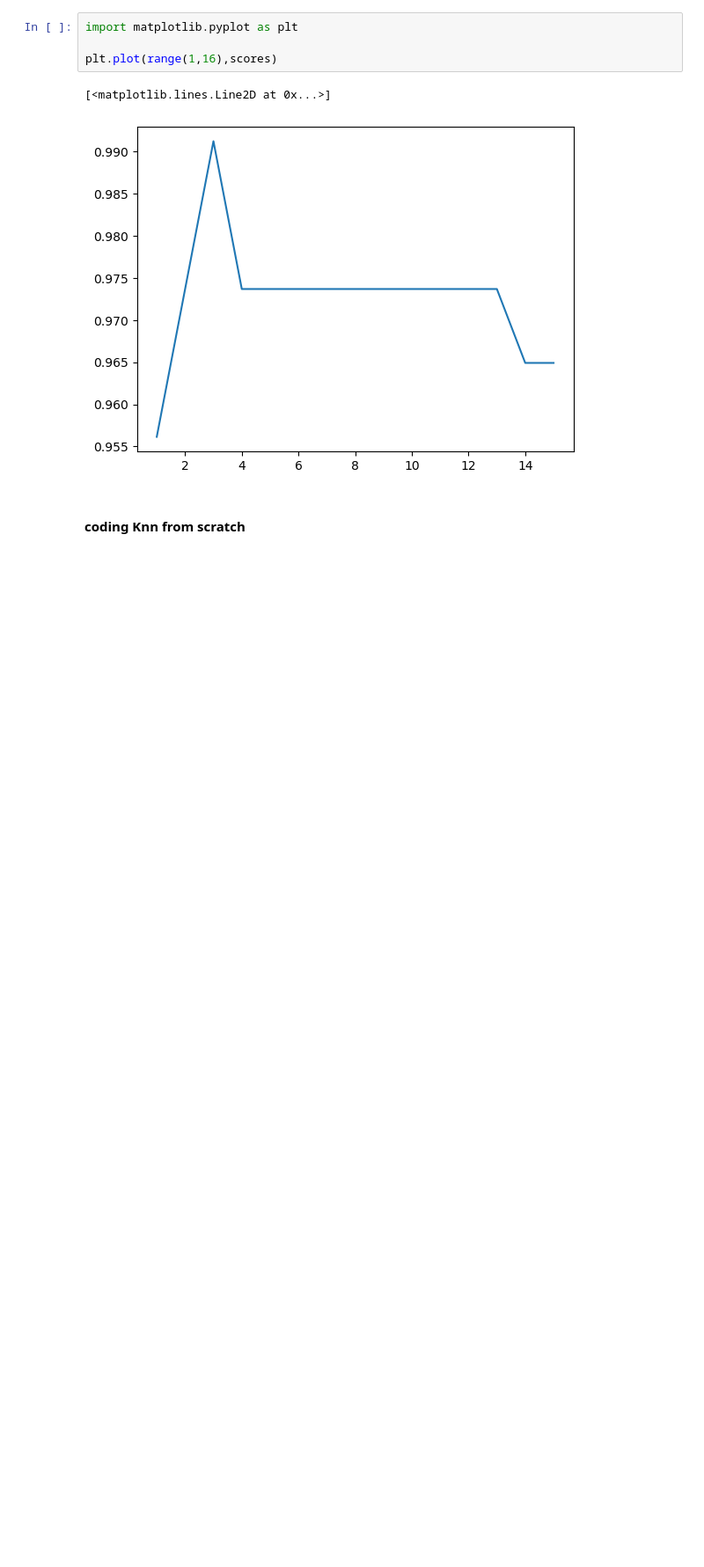
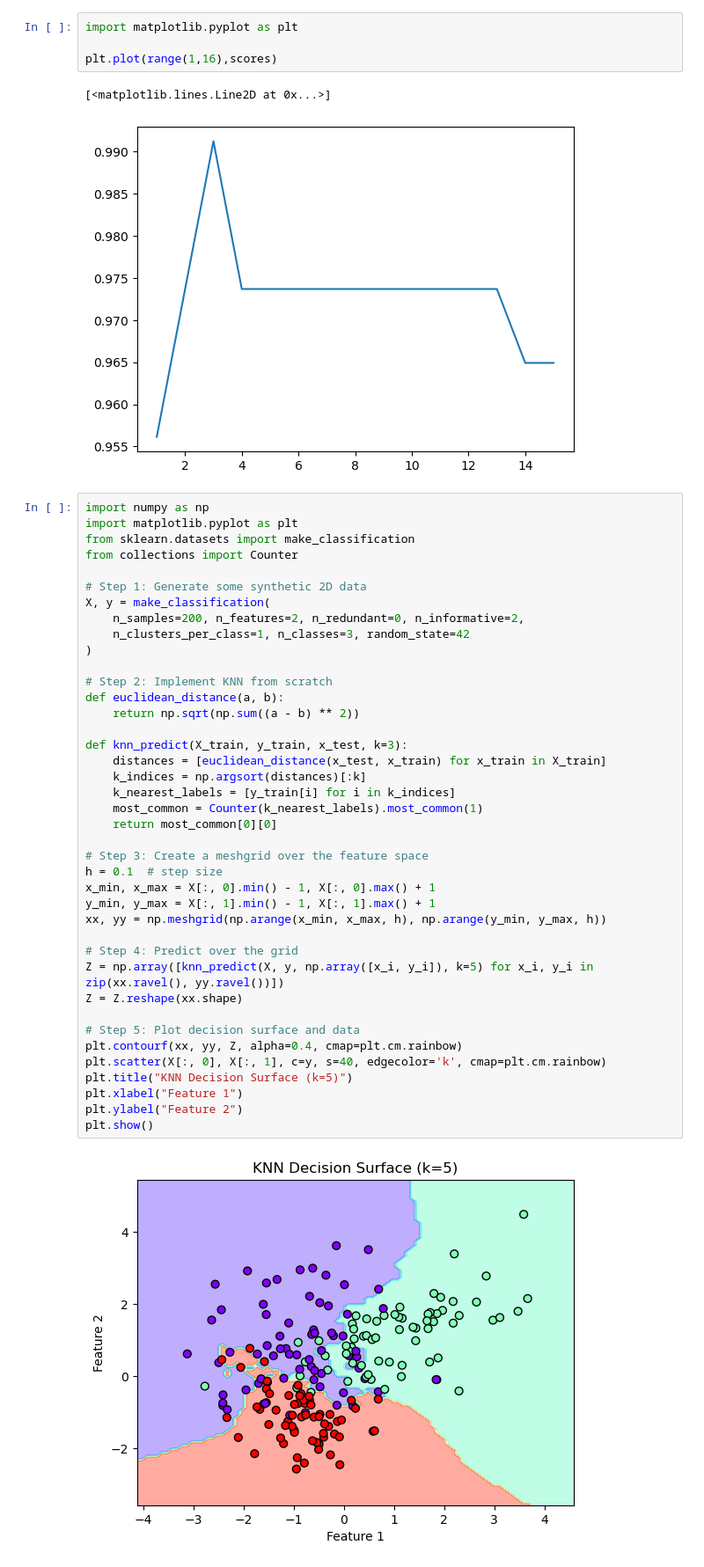
Before and after one commit to surajksharma7/Data-Science, a Jupyter notebook: 28 Knn/knn.ipynb, the cells around one changed output. Shown at 88% size. Drawn from its saved outputs; the diff is of its cells as text; blank space fills up the shorter version.

```diff
--- a/28 Knn/knn.ipynb
+++ b/28 Knn/knn.ipynb
@@ -93,5 +93,45 @@ plt.plot(range(1,16),scores)
 # %% [output]
 [<matplotlib.lines.Line2D at 0x...>]
 [figure]
-# %% [markdown]
-#### coding Knn from scratch
+# %%
+import numpy as np
+import matplotlib.pyplot as plt
+from sklearn.datasets import make_classification
+from collections import Counter
+
+# Step 1: Generate some synthetic 2D data
+X, y = make_classification(
+    n_samples=200, n_features=2, n_redundant=0, n_informative=2,
+    n_clusters_per_class=1, n_classes=3, random_state=42
+)
+
+# Step 2: Implement KNN from scratch
+def euclidean_distance(a, b):
+    return np.sqrt(np.sum((a - b) ** 2))
+
+def knn_predict(X_train, y_train, x_test, k=3):
+    distances = [euclidean_distance(x_test, x_train) for x_train in X_train]
+    k_indices = np.argsort(distances)[:k]
+    k_nearest_labels = [y_train[i] for i in k_indices]
+    most_common = Counter(k_nearest_labels).most_common(1)
+    return most_common[0][0]
+
+# Step 3: Create a meshgrid over the feature space
+h = 0.1  # step size
+x_min, x_max = X[:, 0].min() - 1, X[:, 0].max() + 1
+y_min, y_max = X[:, 1].min() - 1, X[:, 1].max() + 1
+xx, yy = np.meshgrid(np.arange(x_min, x_max, h), np.arange(y_min, y_max, h))
+
+# Step 4: Predict over the grid
+Z = np.array([knn_predict(X, y, np.array([x_i, y_i]), k=5) for x_i, y_i in zip(xx.ravel(), yy.ravel())])
+Z = Z.reshape(xx.shape)
+
+# Step 5: Plot decision surface and data
+plt.contourf(xx, yy, Z, alpha=0.4, cmap=plt.cm.rainbow)
+plt.scatter(X[:, 0], X[:, 1], c=y, s=40, edgecolor='k', cmap=plt.cm.rainbow)
+plt.title("KNN Decision Surface (k=5)")
+plt.xlabel("Feature 1")
+plt.ylabel("Feature 2")
+plt.show()
+# %% [output]
+[figure, added]
```
Also changed, not shown: parts of 1 cell of this notebook, 2 other files.
